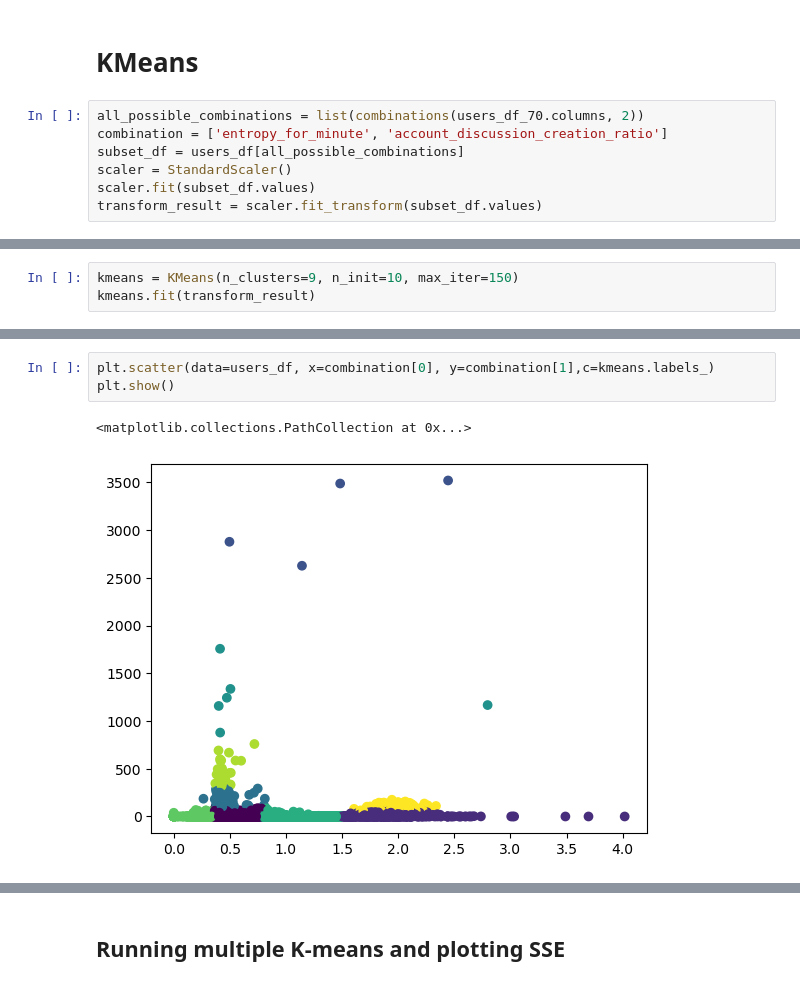
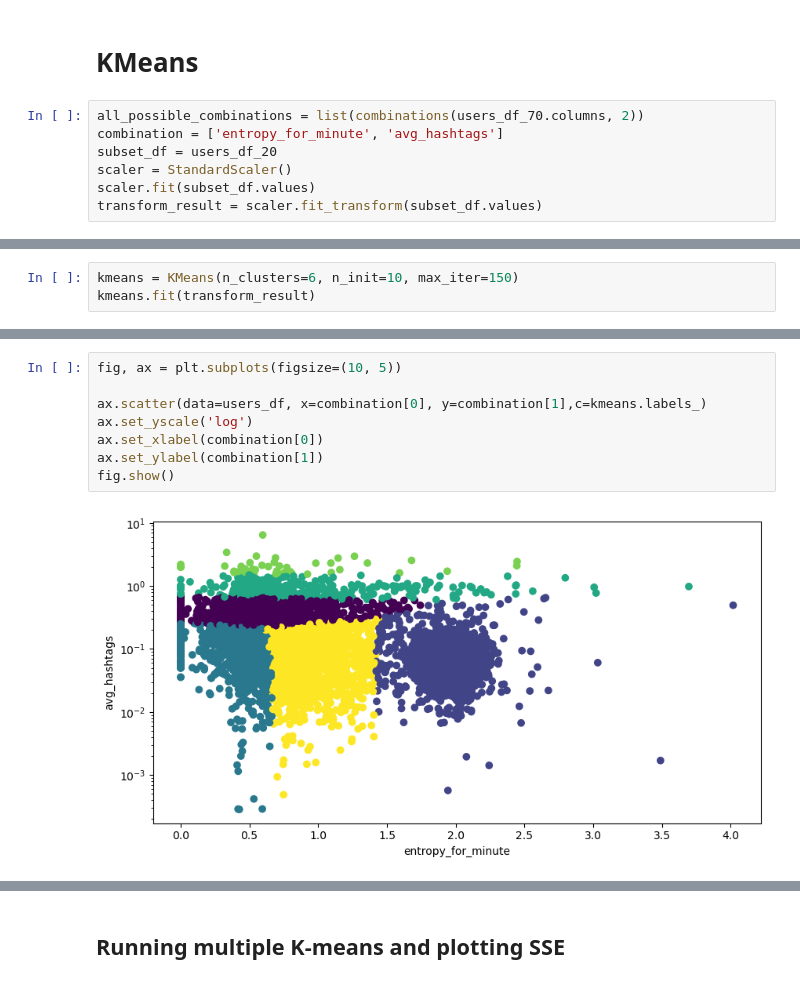
Before and after one commit to The-seven-dwarfs/DataMining-Group7, a Jupyter notebook: 2.1-K_means_clustering.ipynb, the cells around one changed output, grey strips where cells are left out. Drawn from its saved outputs; the diff is of its cells as text.

```diff
--- a/2.1-K_means_clustering.ipynb
+++ b/2.1-K_means_clustering.ipynb
@@ -46,8 +55,8 @@ memory usage: 1.0 MB
 # KMeans
 # %%
 all_possible_combinations = list(combinations(users_df_70.columns, 2))
-combination = ['entropy_for_minute', 'account_discussion_creation_ratio']
-subset_df = users_df[all_possible_combinations]
+combination = ['entropy_for_minute', 'avg_hashtags']
+subset_df = users_df_20
 scaler = StandardScaler()
 scaler.fit(subset_df.values)
 transform_result = scaler.fit_transform(subset_df.values)
@@ -56,4 +63,4 @@ KeyError: "None of [Index([('account_average_tweets_per_day', 'account_discussio
 # %%
-kmeans = KMeans(n_clusters=9, n_init=10, max_iter=150)
+kmeans = KMeans(n_clusters=6, n_init=10, max_iter=150)
 kmeans.fit(transform_result)
 # %% [output]
@@ -69,6 +75,10 @@ plt.show()
 # %%
-plt.scatter(data=users_df, x=combination[0], y=combination[1],c=kmeans.labels_)
-plt.show()
+fig, ax = plt.subplots(figsize=(10, 5))
+
+ax.scatter(data=users_df, x=combination[0], y=combination[1],c=kmeans.labels_)
+ax.set_yscale('log')
+ax.set_xlabel(combination[0])
+ax.set_ylabel(combination[1])
+fig.show()
 # %% [output]
-<matplotlib.collections.PathCollection at 0x...>
-[figure, old version]
+[figure, new version]
```
Also changed, not shown: parts of 7 cells of this notebook, 1 other file.
